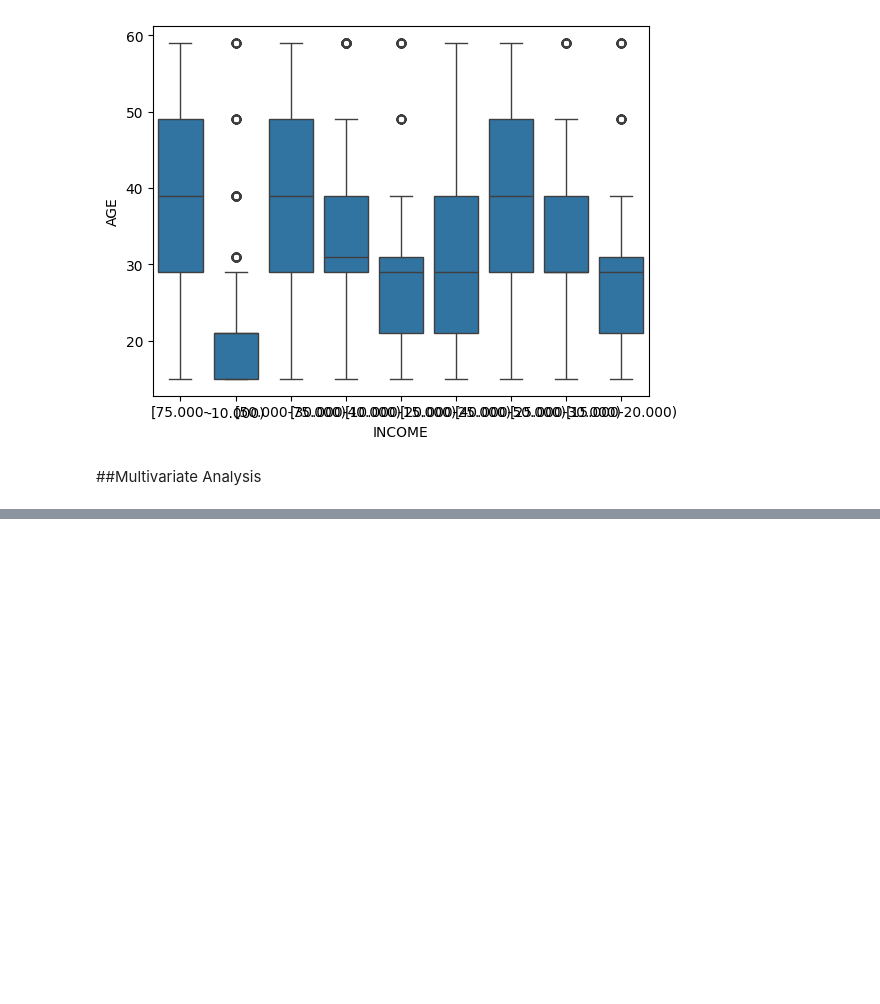
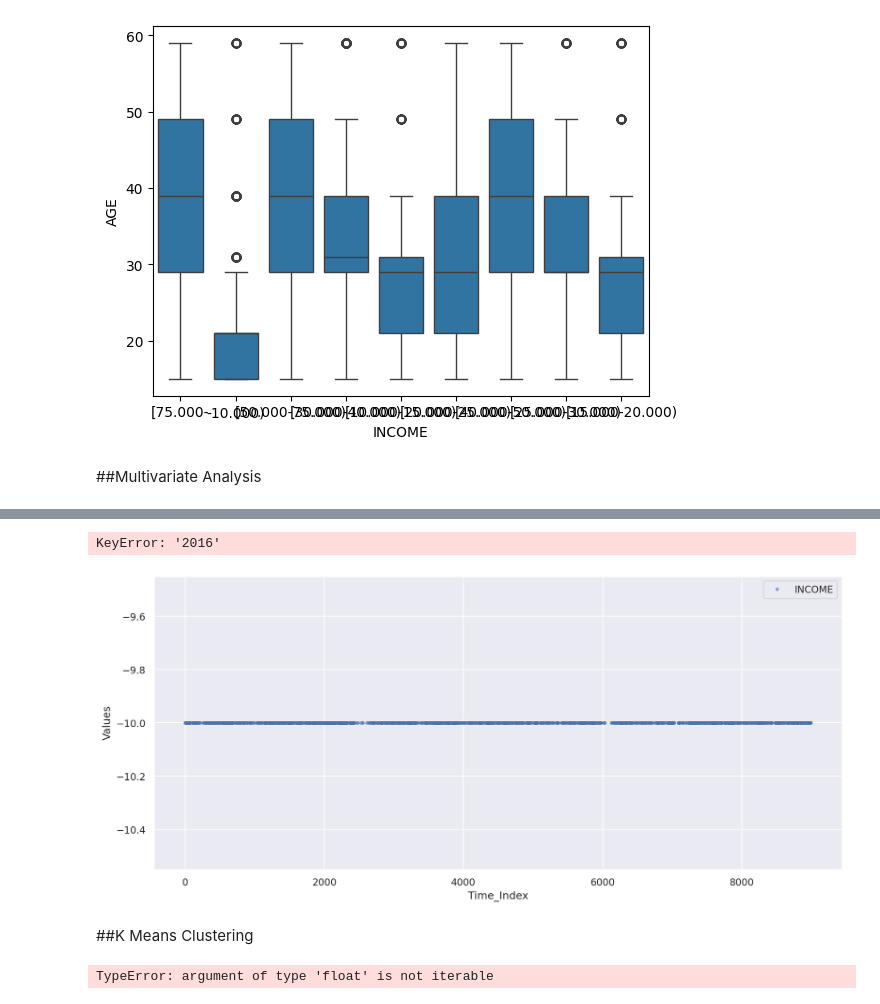
Before and after one commit to mangnez/SrutiSusarla-EDA-INCOME, a Jupyter notebook: SrutiSusarla_INCOME.ipynb, the cells around one changed output, grey strips where cells are left out. Saved outputs shown, nothing was run; the diff lists cells and outputs as text; code cells hidden in the pictures; blank space fills up the shorter version.

```diff
--- a/SrutiSusarla_INCOME.ipynb
+++ b/SrutiSusarla_INCOME.ipynb
@@ -366,0 +427,27 @@ plt.show()
+# %%
+# Plot the data for 'HOUSEHOLD.SIZE'
+cols_to_plot = ['HOUSEHOLD.SIZE', 'INCOME']  # Replace 'INCOME' with the relevant column name
+axes = data[cols_to_plot].plot(marker='.', alpha=0.5, linestyle='None', figsize=(14, 6), subplots=True)
+
+# Set labels for the axes
+for ax in axes:
+    ax.set_ylabel('Values')
+
+# Further investigation for a particular year, e.g., 2016
+ax = data.loc['2016', 'HOUSEHOLD.SIZE'].plot()
+ax.set_ylabel('Daily Household Size')
+
+# Investigate the month of December 2016
+ax = data.loc['2016-12', 'HOUSEHOLD.SIZE'].plot(marker='o', linestyle='-')
+ax.set_ylabel('Daily Household Size')
+
+# Investigate a specific week in December 2016, e.g., 23rd to 30th
+ax = data.loc['2016-12-23':'2016-12-30', 'HOUSEHOLD.SIZE'].plot(marker='o', linestyle='-')
+ax.set_ylabel('Daily Household Size')
+
+plt.show()
+# %% [output]
+KeyError: '2016'
+[figure, added]
+# %% [markdown]
+##K Means Clustering
@@ -366,0 +457,31 @@ plt.show()
+# %%
+import numpy as np
+
+# Define a helper function to convert age ranges to the midpoint
+def convert_age_to_numeric(age):
+    if '-' in age:
+        age_range = age.split('-')
+        # Calculate the midpoint of the range
+        return (int(age_range[0]) + int(age_range[1])) // 2
+    elif age.isnumeric():  # In case of single numeric values, convert directly
+        return int(age)
+    else:
+        return np.nan  # Handle unexpected formats by returning NaN
+
+# Apply the function to the 'AGE' column
+df['AGE'] = df['AGE'].apply(convert_age_to_numeric)
+
+# Calculate the mean of the valid numeric values for 'AGE'
+age_mean = df['AGE'].mean()
+
+# Replace any remaining NaN values with the mean age (if any)
+df['AGE'].fillna(age_mean, inplace=True)
+
+# Now the 'AGE' column should contain numeric values suitable for analysis
+# Display the first few rows to verify
+print(df['AGE'].head(10))
+
+# Convert the 'AGE' column to integers for simplicity, if needed
+df['AGE'] = df['AGE'].astype(int)
+# %% [output]
+TypeError: argument of type 'float' is not iterable
```
Also changed, not shown: parts of 11 cells of this notebook.
